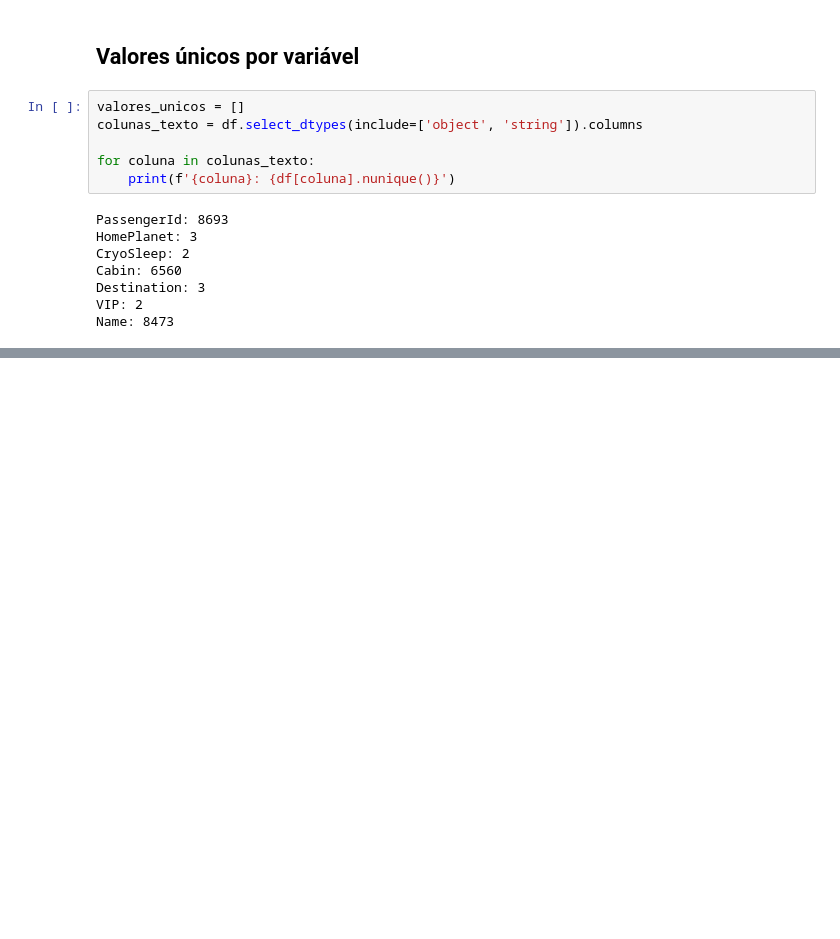
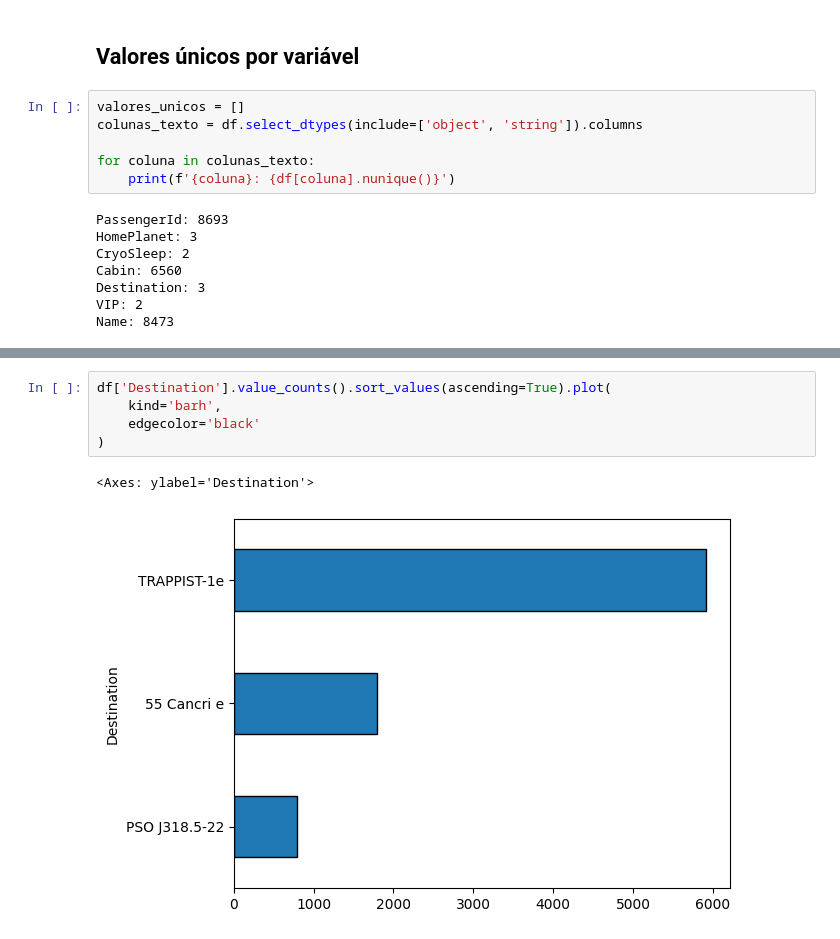
Before and after one commit to eduuardohm/Spaceship-Titanic-Competition, a Jupyter notebook: notebooks/01_exploratory_analysis.ipynb, the cells around one changed output, grey strips where cells are left out. Saved outputs shown, nothing was run; the diff lists cells and outputs as text; blank space fills up the shorter version.

```diff
--- a/notebooks/01_exploratory_analysis.ipynb
+++ b/notebooks/01_exploratory_analysis.ipynb
@@ -79,0 +158,8 @@ Name: 8473
+# %%
+df['Destination'].value_counts().sort_values(ascending=True).plot(
+    kind='barh',
+    edgecolor='black'
+)
+# %% [output]
+<Axes: ylabel='Destination'>
+[figure, added]
```
Also changed, not shown: parts of 27 cells of this notebook.
